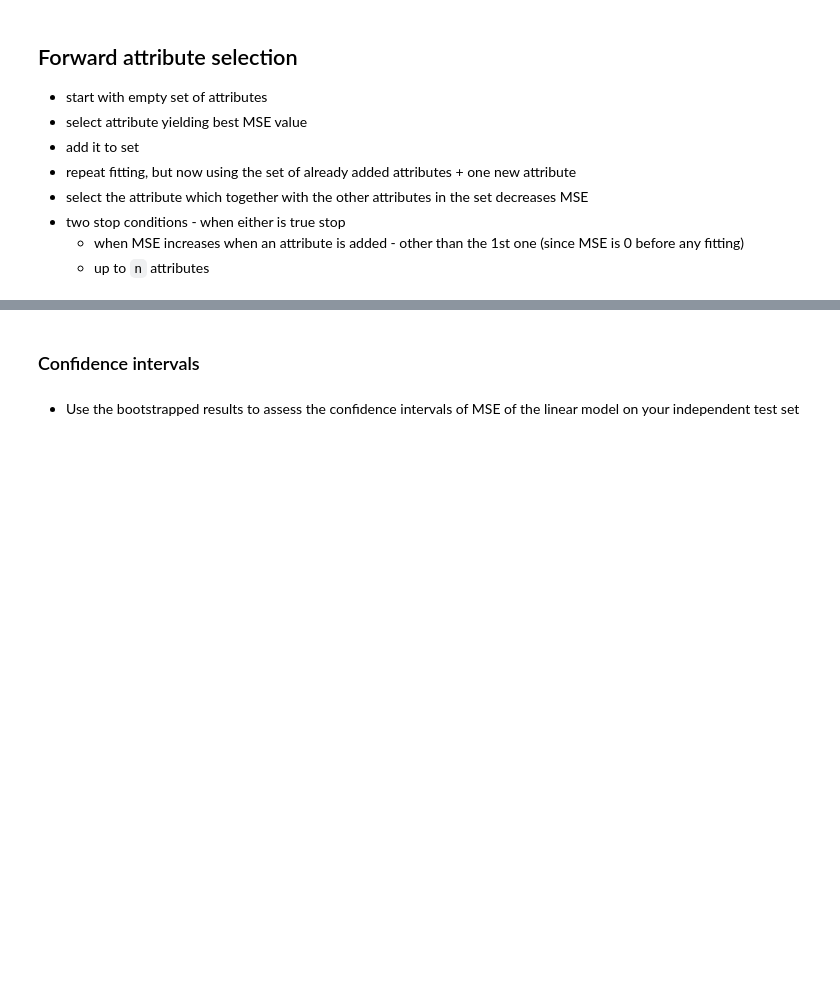
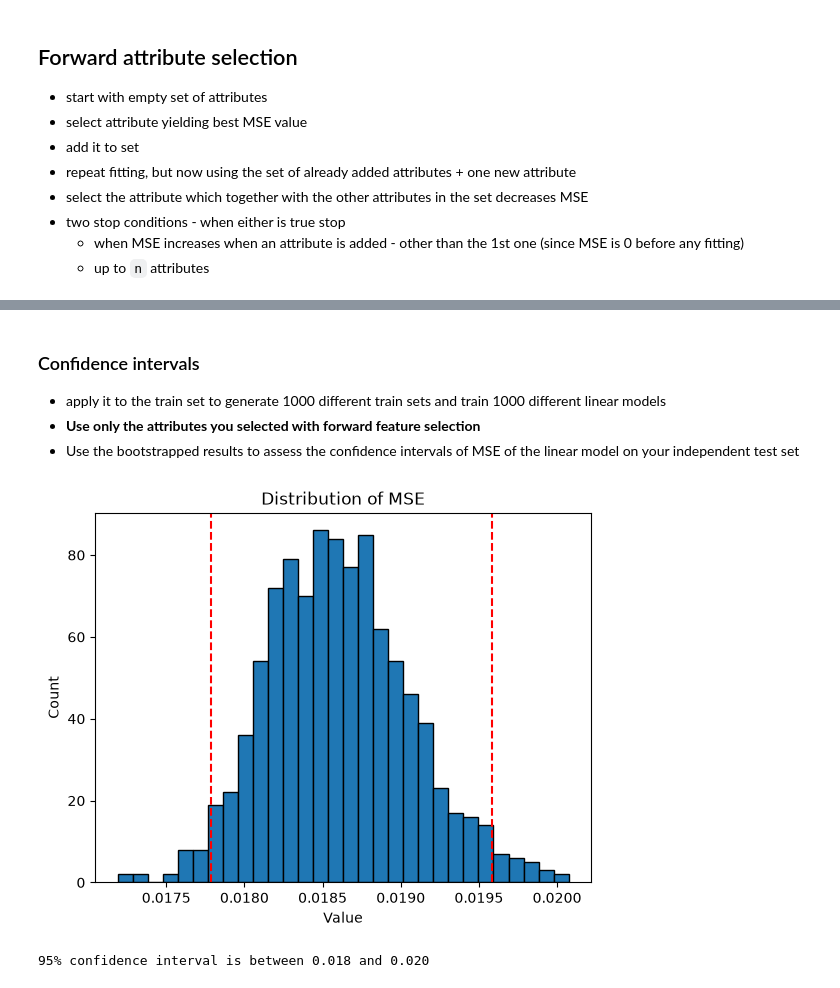
Before and after one commit to FT1E/ML_SU_assignments, a Jupyter notebook: assignment_2/Trajkoski_assignment2.ipynb, the cells around one changed output, grey strips where cells are left out. Cells and saved outputs as stored; diff of their text form; code cells hidden in the pictures; blank space fills up the shorter version.

```diff
--- a/assignment_2/Trajkoski_assignment2.ipynb
+++ b/assignment_2/Trajkoski_assignment2.ipynb
@@ -96,7 +236,23 @@ def forward_attribute_selection(X, y, n=None):
 # %%
-# todo
+random.seed()
+def bootstrap(X, y, size=None):
+    """
+    size - size of the bootstraped set, by default the same size as input
+    """
+    if size is None:
+        n = X.shape[0]
+    else:
+        n = size
+
+
+
+    indexes = random.choices([i for i in range(X.shape[0])], k=n)
+    sampled_X = X.iloc[indexes]
+    sampled_y = y.iloc[indexes]
+    return sampled_X, sampled_y
 # %% [markdown]
 ### Confidence intervals
+- apply it to the train set to generate 1000 different train sets and train 1000 different linear models
+- **Use only the attributes you selected with forward feature selection**
+- Use the bootstrapped results to assess the confidence intervals of MSE of the linear
+model on your independent test set
-# %% [markdown]
-- Use the bootstrapped results to assess the confidence intervals of MSE of the linear
-model on your independent test set
@@ -104,0 +259,31 @@ model on your independent test set
+# %%
+# call above method to generate 1000 diff train sets and 1000 diff models
+# ? save the mse of each
+
+number_of_bootstraps = 1000
+
+mse_bootstrap = []
+for i in range(number_of_bootstraps):
+    bst_X, bst_y = bootstrap(selected_train_X, train_y)
+    model = fit_lr(bst_X, bst_y)
+    mse = eval_mse(model, selected_test_X, test_y)
+
+    mse_bootstrap.append(mse)
+
+mse_bootstrap.sort()
+# %%
+# todo - plot mse bootstrap distribution
+lower, upper = np.percentile(mse_bootstrap, [2.5, 97.5])
+plt.hist(mse_bootstrap, bins=30, edgecolor="black")
+plt.axvline(lower, color="red", linestyle="--", label=f"2.5th percentile ({lower:.2f})")
+plt.axvline(upper, color="red", linestyle="--", label=f"97.5th percentile ({upper:.2f})")
+plt.title("Distribution of MSE")
+plt.xlabel("Value")
+plt.ylabel("Count")
+plt.show()
+# %% [output]
+[figure, added]
+# %%
+print(f"95% confidence interval is between {lower:.3f} and {upper:.3f}")
+# %% [output]
+95% confidence interval is between 0.018 and 0.020
```
Also changed, not shown: parts of 17 cells of this notebook.
